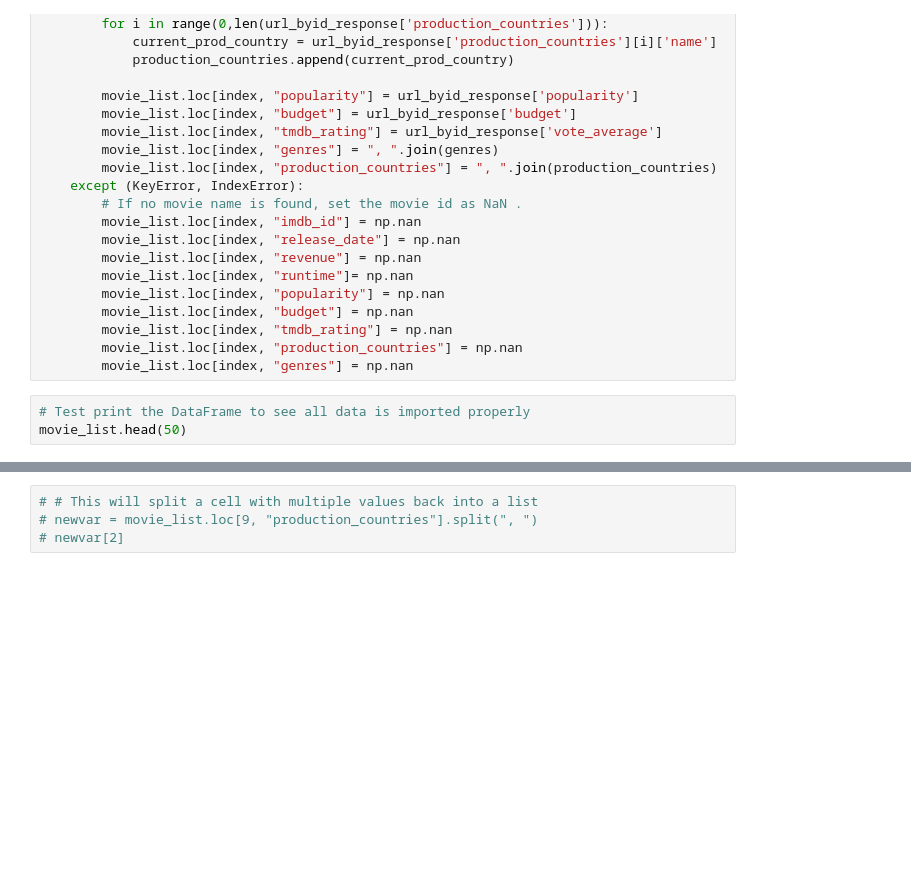
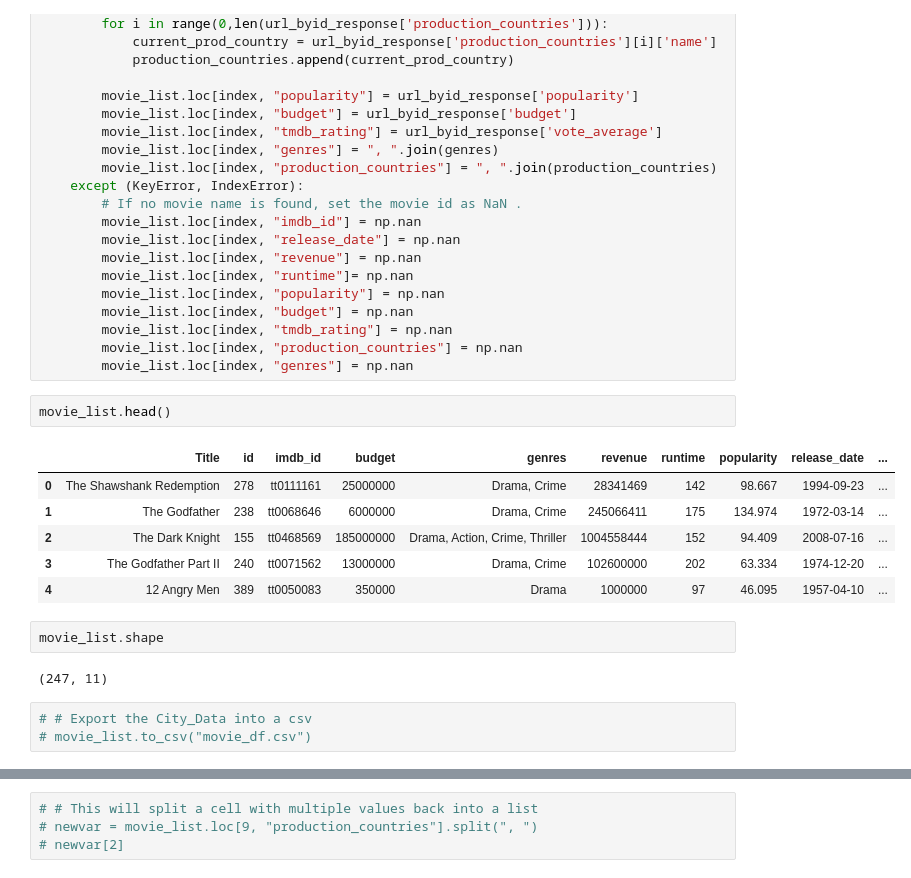
Before and after one commit to Mitajoshi/BC-Project-1, a Jupyter notebook: movie_analysis.ipynb, the cells around one changed output, grey strips where cells are left out. Cells and saved outputs as stored; diff of their text form; blank space fills up the shorter version.

Commit message:
Updates to data import and cleaning

```diff
--- a/movie_analysis.ipynb
+++ b/movie_analysis.ipynb
@@ -147,6 +201,19 @@ for index, row in movie_list.iterrows():
         movie_list.loc[index, "tmdb_rating"] = np.nan
         movie_list.loc[index, "production_countries"] = np.nan
         movie_list.loc[index, "genres"] = np.nan
-# %%
-# Test print the DataFrame to see all data is imported properly
-movie_list.head(50)
+# %%
+movie_list.head()
+# %% [output]
+|  | Title | id | imdb_id | budget | genres | revenue | runtime | popularity | release_date | ... |
+| 0 | The Shawshank Redemption | 278 | tt0111161 | 25000000 | Drama, Crime | 28341469 | 142 | 98.667 | 1994-09-23 | ... |
+| 1 | The Godfather | 238 | tt0068646 | 6000000 | Drama, Crime | 245066411 | 175 | 134.974 | 1972-03-14 | ... |
+| 2 | The Dark Knight | 155 | tt0468569 | 185000000 | Drama, Action, Crime, Thriller | 1004558444 | 152 | 94.409 | 2008-07-16 | ... |
+| 3 | The Godfather Part II | 240 | tt0071562 | 13000000 | Drama, Crime | 102600000 | 202 | 63.334 | 1974-12-20 | ... |
+| 4 | 12 Angry Men | 389 | tt0050083 | 350000 | Drama | 1000000 | 97 | 46.095 | 1957-04-10 | ... |
+# %%
+movie_list.shape
+# %% [output]
+(247, 11)
+# %%
+# # Export the City_Data into a csv
+# movie_list.to_csv("movie_df.csv")
```
Also changed, not shown: parts of 20 cells of this notebook.
